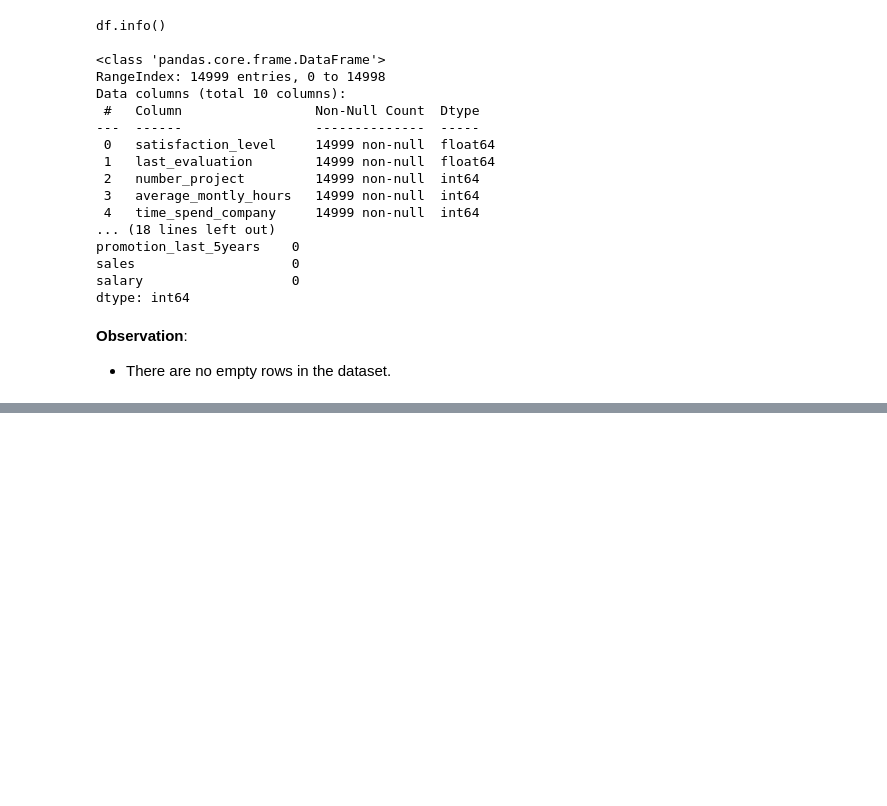
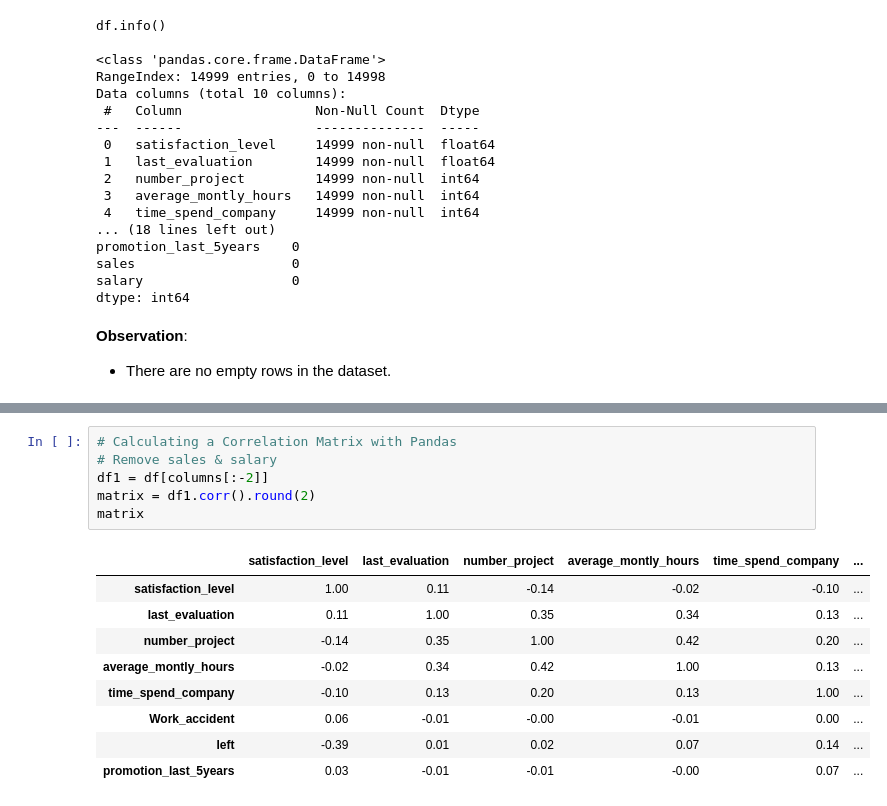
Before and after one commit to karmenatwork/4_CB_employees_turnover, a Jupyter notebook: main.ipynb, the cells around one changed output, grey strips where cells are left out. Saved outputs shown, nothing was run; the diff lists cells and outputs as text; blank space fills up the shorter version.

```diff
--- a/main.ipynb
+++ b/main.ipynb
@@ -96,0 +101,16 @@ __Observation__:
+# %%
+# Calculating a Correlation Matrix with Pandas
+# Remove sales & salary
+df1 = df[columns[:-2]]
+matrix = df1.corr().round(2)
+matrix
+# %% [output]
+|  | satisfaction_level | last_evaluation | number_project | average_montly_hours | time_spend_company | ... |
+| satisfaction_level | 1.00 | 0.11 | -0.14 | -0.02 | -0.10 | ... |
+| last_evaluation | 0.11 | 1.00 | 0.35 | 0.34 | 0.13 | ... |
+| number_project | -0.14 | 0.35 | 1.00 | 0.42 | 0.20 | ... |
+| average_montly_hours | -0.02 | 0.34 | 0.42 | 1.00 | 0.13 | ... |
+| time_spend_company | -0.10 | 0.13 | 0.20 | 0.13 | 1.00 | ... |
+| Work_accident | 0.06 | -0.01 | -0.00 | -0.01 | 0.00 | ... |
+| left | -0.39 | 0.01 | 0.02 | 0.07 | 0.14 | ... |
+| promotion_last_5years | 0.03 | -0.01 | -0.01 | -0.00 | 0.07 | ... |
```
Also changed, not shown: parts of 4 cells of this notebook.
